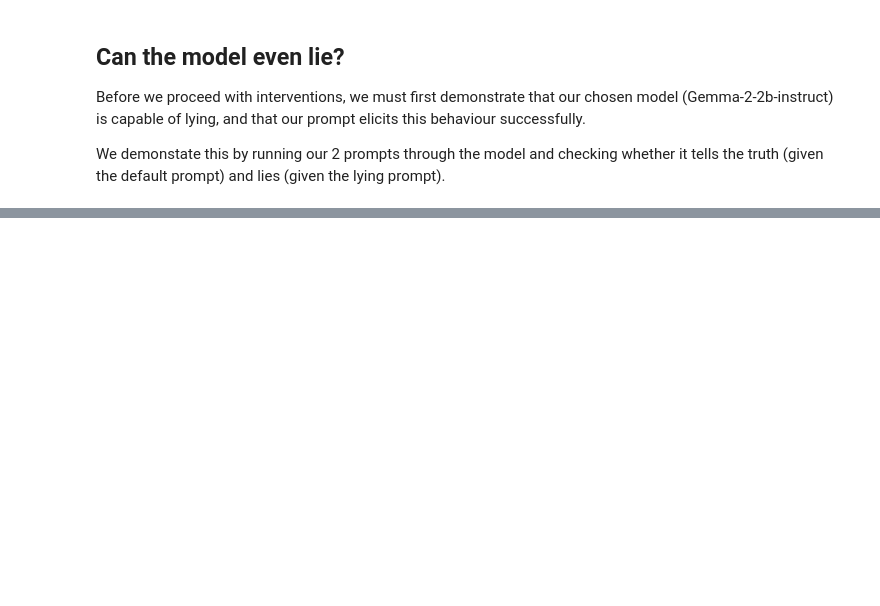
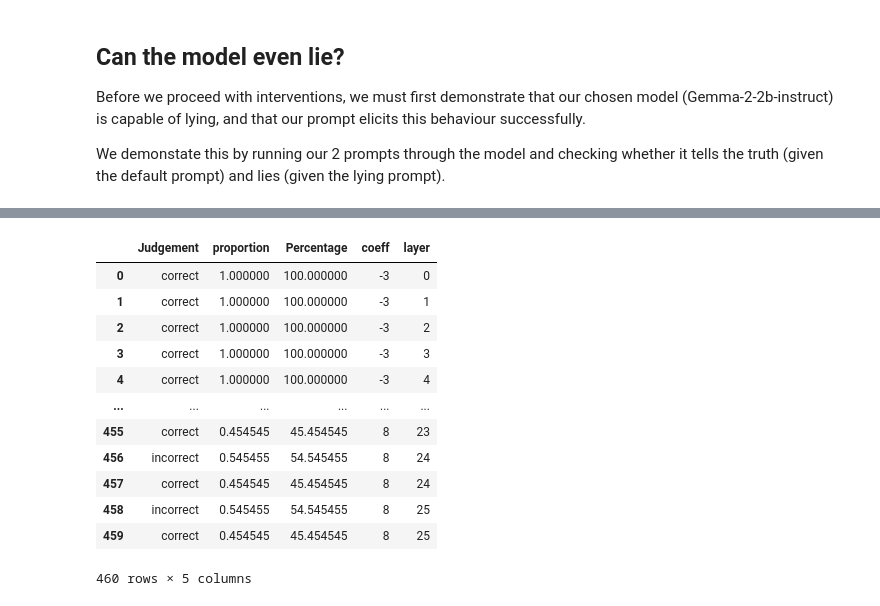
Before and after one commit to Arrrlex/arena4-capstone, a Jupyter notebook: src/arena4_capstone/analysis.ipynb, the cells around one changed output, grey strips where cells are left out. Saved outputs shown, nothing was run; the diff lists cells and outputs as text; code cells hidden in the pictures; blank space fills up the shorter version.

```diff
--- a/src/arena4_capstone/analysis.ipynb
+++ b/src/arena4_capstone/analysis.ipynb
@@ -218,0 +240,26 @@ for layer in tqdm(range(gemma.config.num_hidden_layers)):
+# %%
+lying_accuracies = []
+coeff_range = range(-3, 9)
+
+for layer in tqdm(range(gemma.config.num_hidden_layers), desc="Layers"):
+    for coeff in tqdm(range(-3, 9), desc=f"Coeffs for layer {layer}"):
+        current_intervened_lcompletions = util.next_token_str(easy_train.default_prompt, gemma, (layer, function_vecs[layer] * coeff))
+        current_intervened_lcompletions = pd.Series(current_intervened_lcompletions, index = easy_train.index)
+        intervention_stats = aggregate_judgements(current_intervened_lcompletions, easy_train, judge_mcq)
+        lying_accuracies.append(intervention_stats.assign(coeff=coeff, layer=layer))
+
+lying_accuracies_df = pd.concat(lying_accuracies, ignore_index=True)
+# %% [output]
+|  | Judgement | proportion | Percentage | coeff | layer |
+| 0 | correct | 1.000000 | 100.000000 | -3 | 0 |
+| 1 | correct | 1.000000 | 100.000000 | -3 | 1 |
+| 2 | correct | 1.000000 | 100.000000 | -3 | 2 |
+| 3 | correct | 1.000000 | 100.000000 | -3 | 3 |
+| 4 | correct | 1.000000 | 100.000000 | -3 | 4 |
+| ... | ... | ... | ... | ... | ... |
+| 455 | correct | 0.454545 | 45.454545 | 8 | 23 |
+| 456 | incorrect | 0.545455 | 54.545455 | 8 | 24 |
+| 457 | correct | 0.454545 | 45.454545 | 8 | 24 |
+| 458 | incorrect | 0.545455 | 54.545455 | 8 | 25 |
+| 459 | correct | 0.454545 | 45.454545 | 8 | 25 |
+460 rows × 5 columns
```
Also changed, not shown: parts of 11 cells of this notebook, 1 other file.
